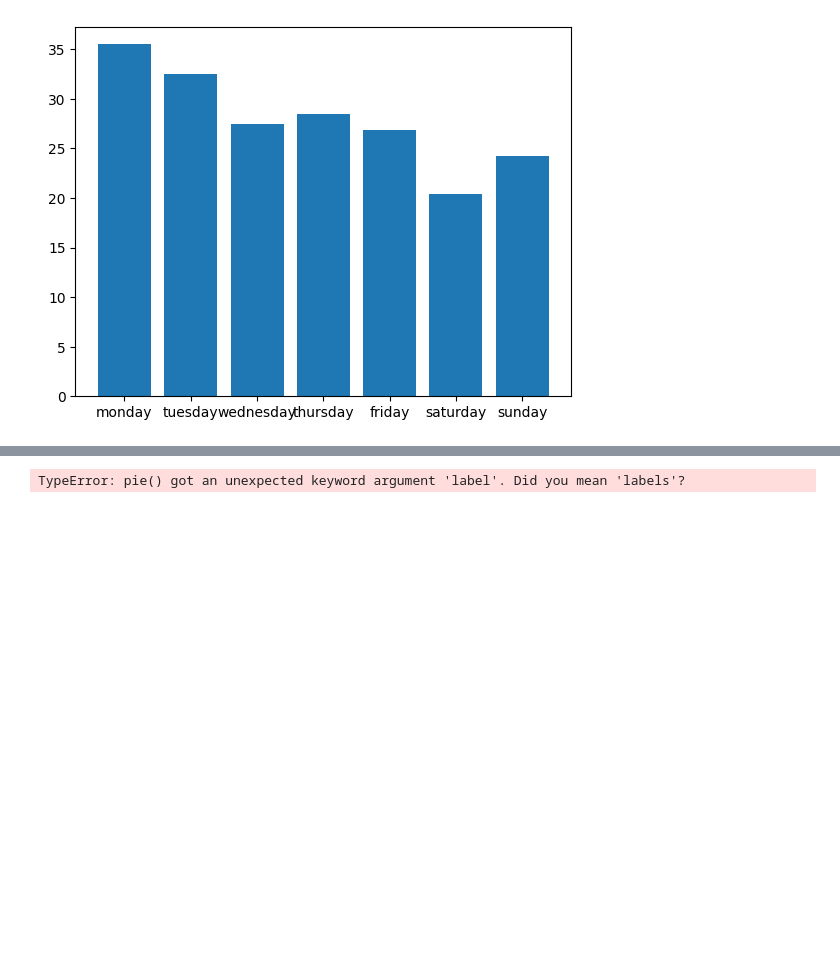
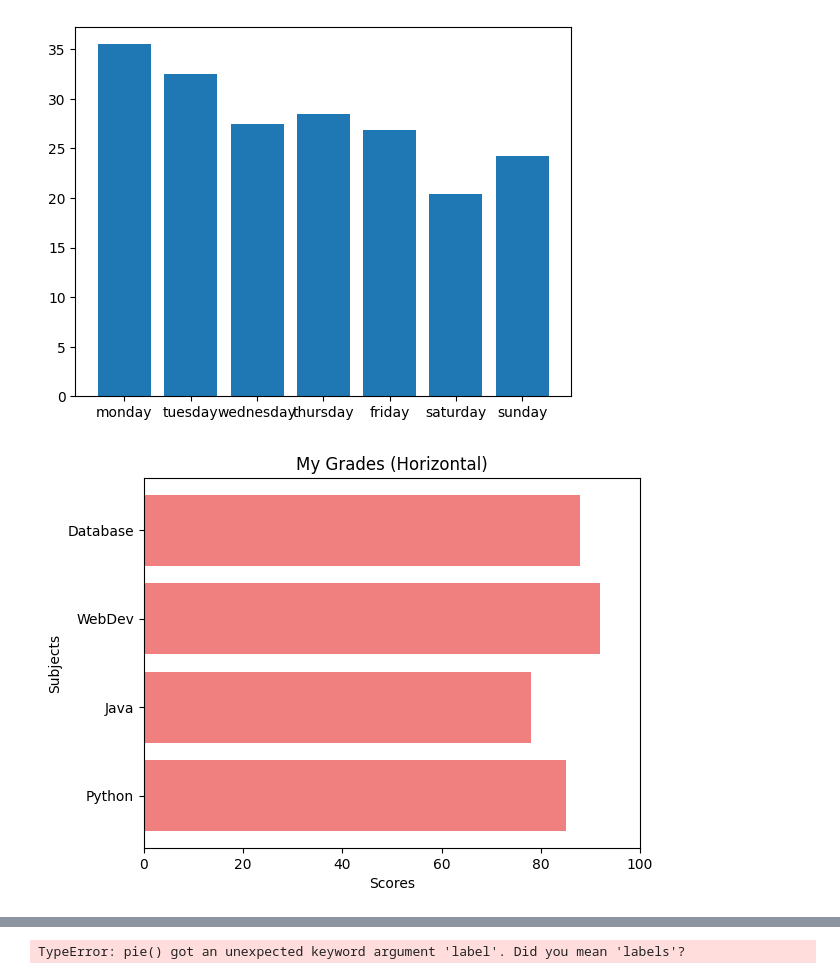
Before and after one commit to Roopdinesh/MCA-PYTHON, a Jupyter notebook: visualization.ipynb, the cells around one changed output, grey strips where cells are left out. Cells and saved outputs as stored; diff of their text form; code cells hidden in the pictures; blank space fills up the shorter version.

Commit message:
python

```diff
--- a/visualization.ipynb
+++ b/visualization.ipynb
@@ -88,3 +88,19 @@ plt.bar(days,height=temperature)
 # %% [output]
 <BarContainer object of 7 artists>
 [figure]
+# %%
+ #Horizontal Bars:
+
+import matplotlib.pyplot as plt
+
+subjects = ['Python', 'Java', 'WebDev', 'Database']
+scores = [85, 78, 92, 88]
+
+plt.barh(subjects, scores, color='lightcoral')
+plt.xlabel('Scores')
+plt.ylabel('Subjects')
+plt.title('My Grades (Horizontal)')
+plt.xlim(0, 100)
+plt.show()
+# %% [output]
+[figure, added]
```
Also changed, not shown: parts of 2 cells of this notebook, 45 other files.
